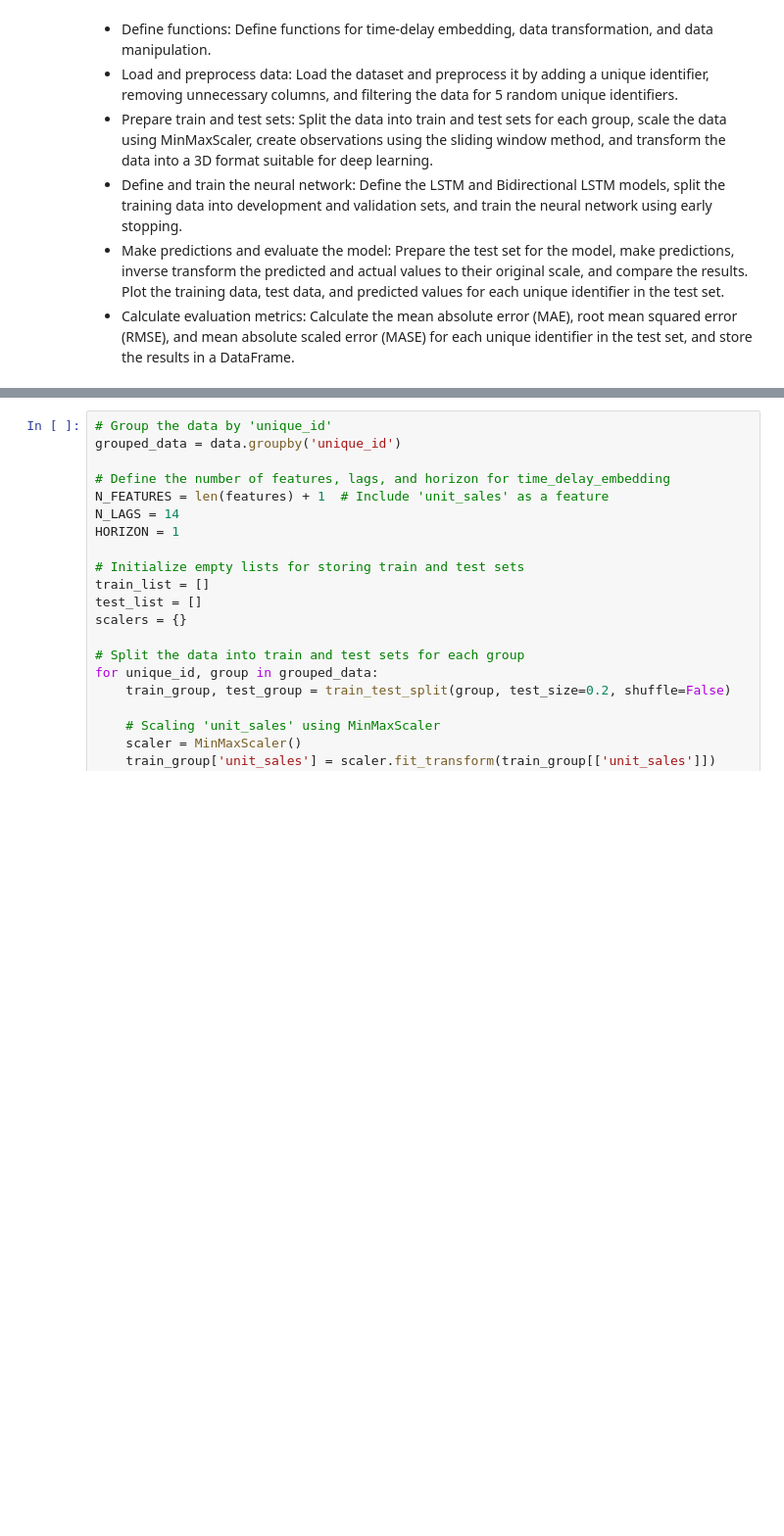
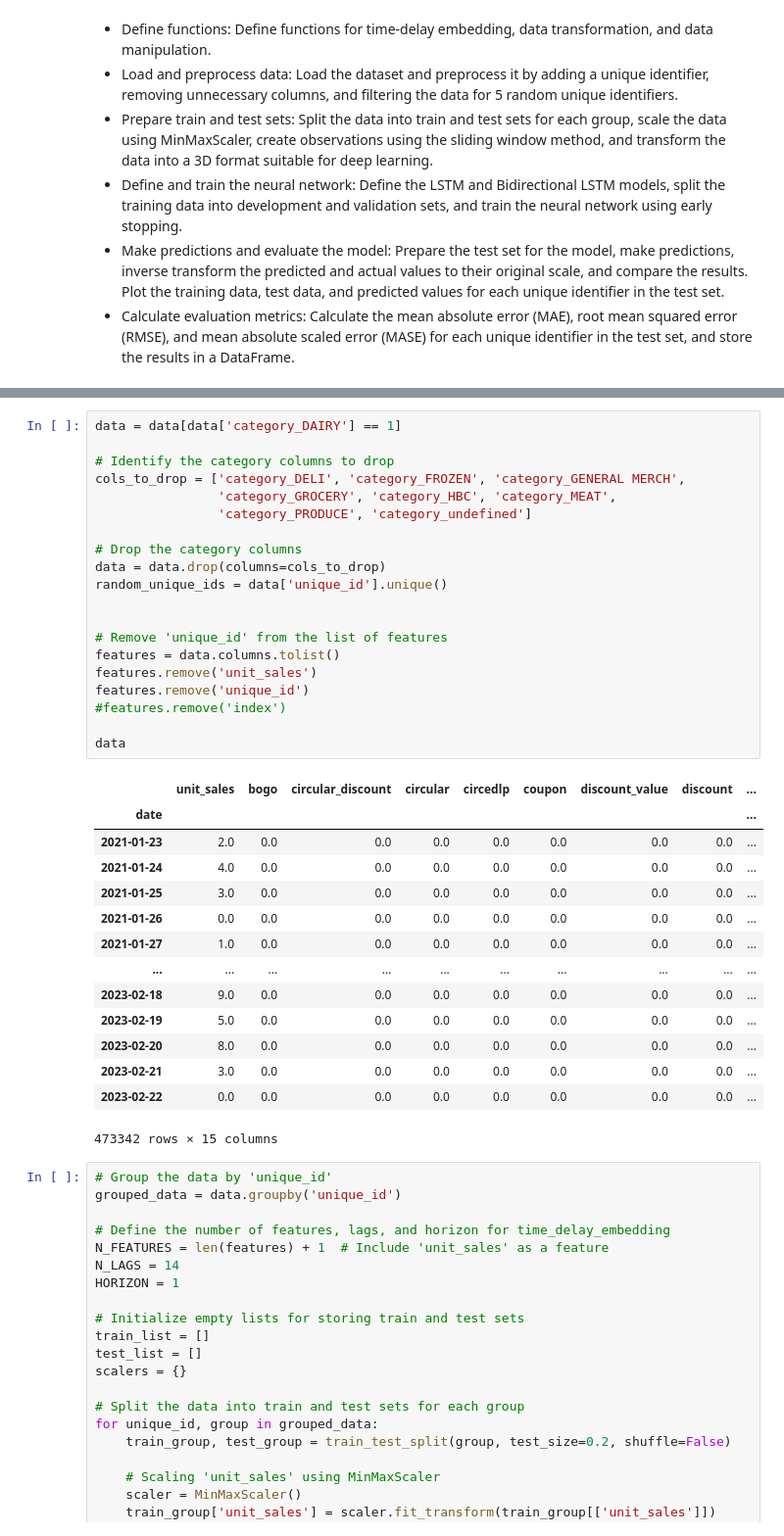
Before and after one commit to mgmicael77/FORECAST, a Jupyter notebook: lstm-rcc.ipynb, the cells around one changed output, grey strips where cells are left out. Shown at 98% size. Drawn from its saved outputs; the diff is of its cells as text; blank space fills up the shorter version.

```diff
--- a/lstm-rcc.ipynb
+++ b/lstm-rcc.ipynb
@@ -170,3 +149,38 @@ Number of rows with NaN values in the 'category' column after replacement:
+# %%
+data = data[data['category_DAIRY'] == 1]
+
+# Identify the category columns to drop
+cols_to_drop = ['category_DELI', 'category_FROZEN', 'category_GENERAL MERCH',
+                'category_GROCERY', 'category_HBC', 'category_MEAT',
+                'category_PRODUCE', 'category_undefined']
+
+# Drop the category columns
+data = data.drop(columns=cols_to_drop)
+random_unique_ids = data['unique_id'].unique()
+
+
+# Remove 'unique_id' from the list of features
+features = data.columns.tolist()
+features.remove('unit_sales')
+features.remove('unique_id')
+#features.remove('index')
+
+data
+# %% [output]
+|  | unit_sales | bogo | circular_discount | circular | circedlp | coupon | discount_value | discount | ... |
+| date |  |  |  |  |  |  |  |  | ... |
+| 2021-01-23 | 2.0 | 0.0 | 0.0 | 0.0 | 0.0 | 0.0 | 0.0 | 0.0 | ... |
+| 2021-01-24 | 4.0 | 0.0 | 0.0 | 0.0 | 0.0 | 0.0 | 0.0 | 0.0 | ... |
+| 2021-01-25 | 3.0 | 0.0 | 0.0 | 0.0 | 0.0 | 0.0 | 0.0 | 0.0 | ... |
+| 2021-01-26 | 0.0 | 0.0 | 0.0 | 0.0 | 0.0 | 0.0 | 0.0 | 0.0 | ... |
+| 2021-01-27 | 1.0 | 0.0 | 0.0 | 0.0 | 0.0 | 0.0 | 0.0 | 0.0 | ... |
+| ... | ... | ... | ... | ... | ... | ... | ... | ... | ... |
+| 2023-02-18 | 9.0 | 0.0 | 0.0 | 0.0 | 0.0 | 0.0 | 0.0 | 0.0 | ... |
+| 2023-02-19 | 5.0 | 0.0 | 0.0 | 0.0 | 0.0 | 0.0 | 0.0 | 0.0 | ... |
+| 2023-02-20 | 8.0 | 0.0 | 0.0 | 0.0 | 0.0 | 0.0 | 0.0 | 0.0 | ... |
+| 2023-02-21 | 3.0 | 0.0 | 0.0 | 0.0 | 0.0 | 0.0 | 0.0 | 0.0 | ... |
+| 2023-02-22 | 0.0 | 0.0 | 0.0 | 0.0 | 0.0 | 0.0 | 0.0 | 0.0 | ... |
+473342 rows × 15 columns
 # %%
 # Group the data by 'unique_id'
 grouped_data = data.groupby('unique_id')
```
Also changed, not shown: parts of 8 cells of this notebook.
